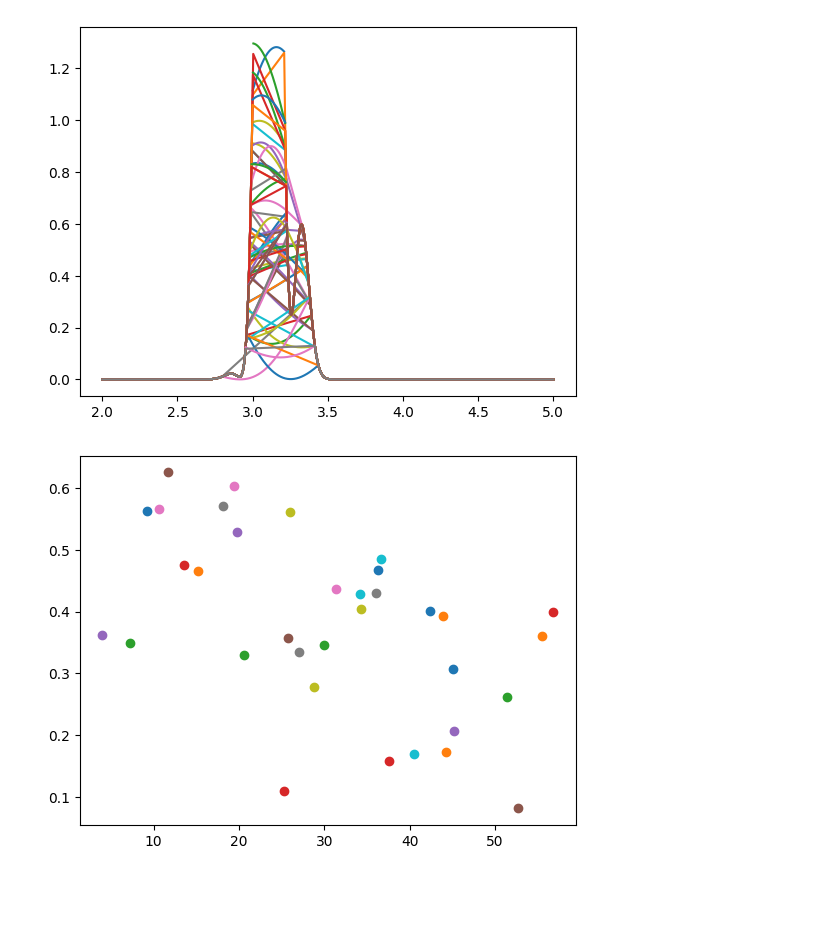
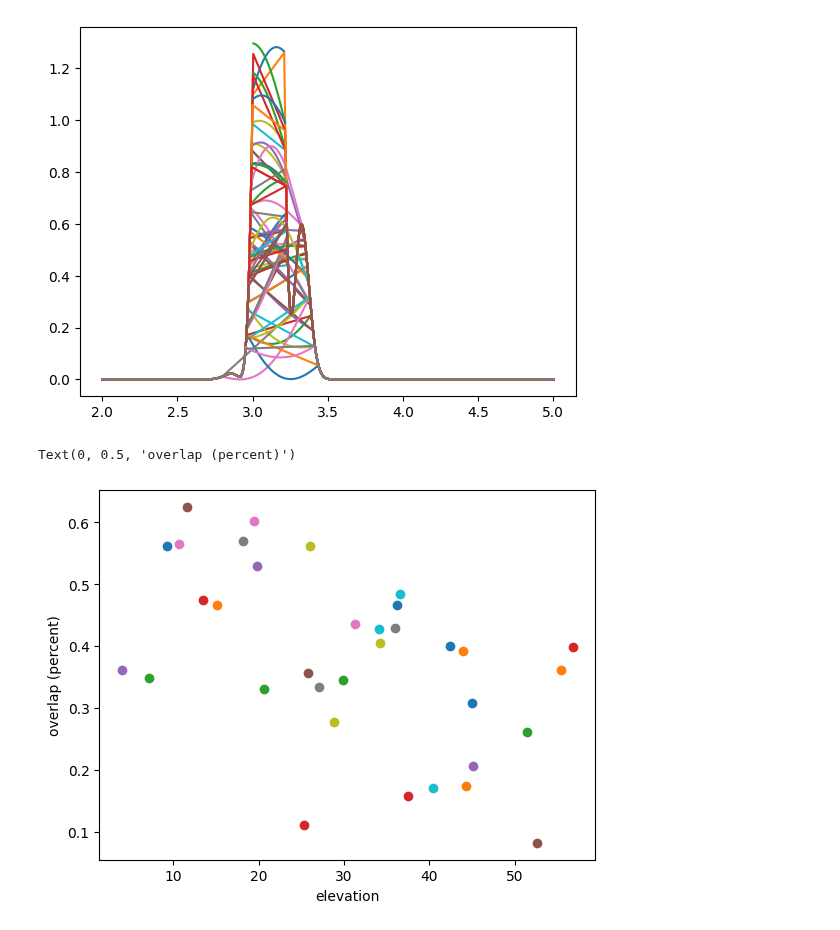
Before and after one commit to ziqing97/gnss_ir_analyze, a Jupyter notebook: src/test_likelyhood.ipynb, the cells around one changed output. Drawn from its saved outputs; the diff is of its cells as text; code cells hidden in the pictures; blank space fills up the shorter version.

```diff
--- a/src/test_likelyhood.ipynb
+++ b/src/test_likelyhood.ipynb
@@ -230,6 +230,10 @@ for satellite_code in power_norm_dict:
 # %%
 for satellite_code in time_dict:
     for i,item in enumerate(elevation_dict[satellite_code]):
         plt.scatter(item['avg'],overlap_dict[satellite_code][i])
+
+plt.xlabel('elevation')
+plt.ylabel('overlap (percent)')
 # %% [output]
+Text(0, 0.5, 'overlap (percent)')
-[figure, old version]
+[figure, new version]
```
Also changed, not shown: 1 other file.
